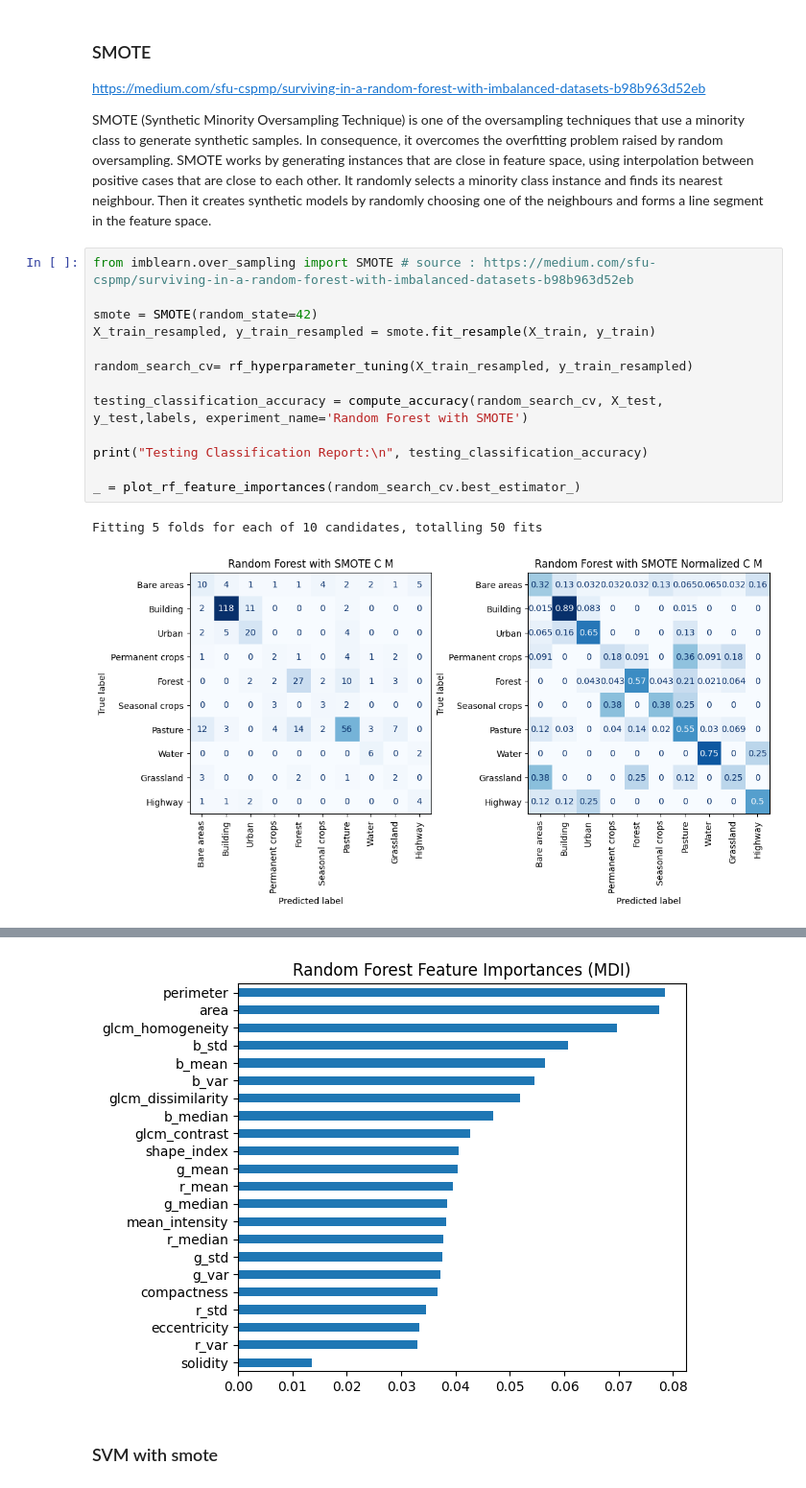
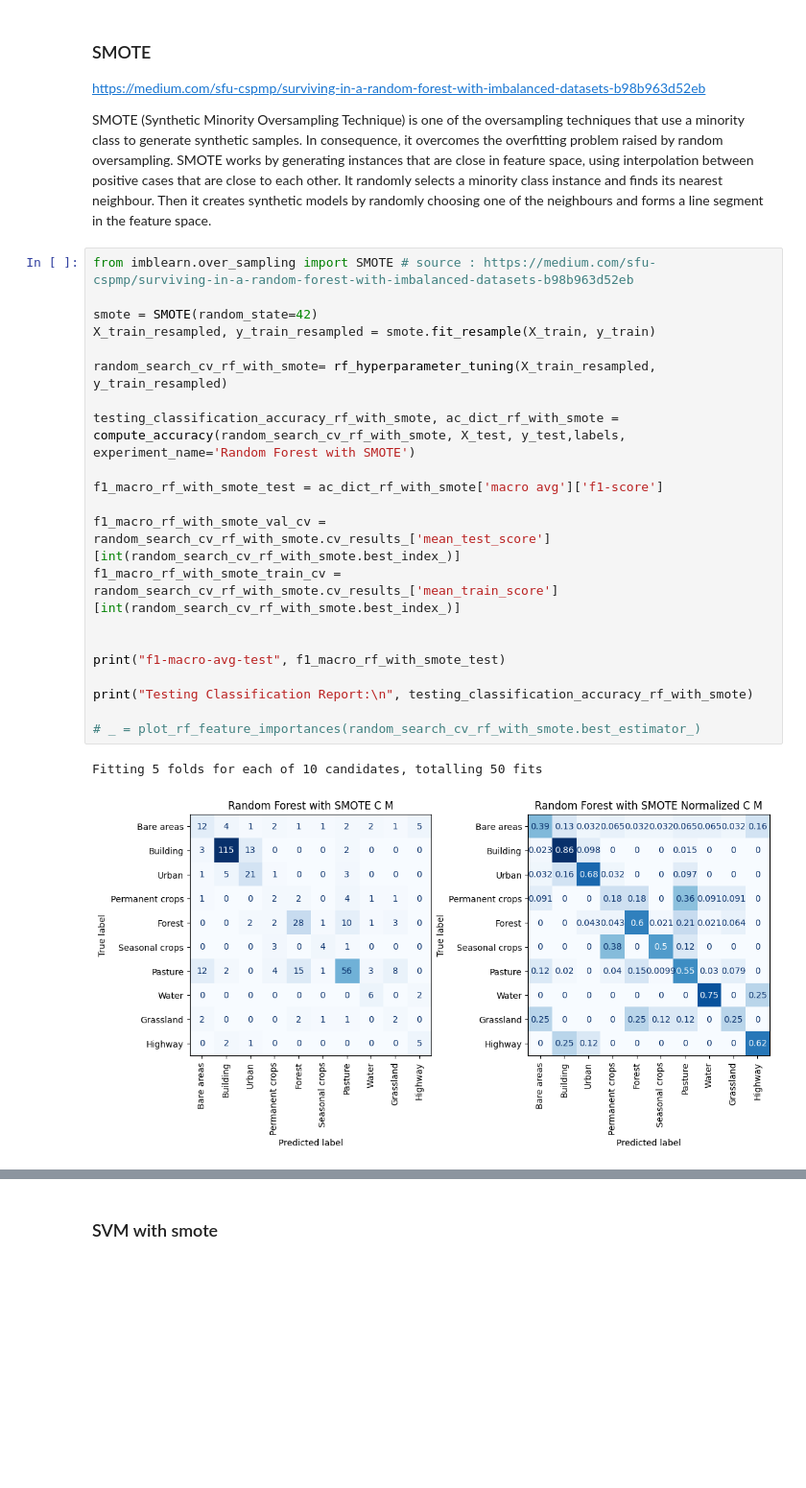
Before and after one commit to kshitijrajsharma/landcoverclassification, a Jupyter notebook: notebooks/train.ipynb, the cells around one changed output, grey strips where cells are left out. Shown at 96% size. Cells and saved outputs as stored; diff of their text form; blank space fills up the shorter version.

```diff
--- a/notebooks/train.ipynb
+++ b/notebooks/train.ipynb
@@ -313,16 +336,24 @@ SMOTE (Synthetic Minority Oversampling Technique) is one of the oversampling tec
 # %%
 from imblearn.over_sampling import SMOTE # source : https://medium.com/sfu-cspmp/surviving-in-a-random-forest-with-imbalanced-datasets-b98b963d52eb
 
 smote = SMOTE(random_state=42)
 X_train_resampled, y_train_resampled = smote.fit_resample(X_train, y_train)
 
-random_search_cv= rf_hyperparameter_tuning(X_train_resampled, y_train_resampled)
+random_search_cv_rf_with_smote= rf_hyperparameter_tuning(X_train_resampled, y_train_resampled)
 
-testing_classification_accuracy = compute_accuracy(random_search_cv, X_test, y_test,labels, experiment_name='Random Forest with SMOTE')
+testing_classification_accuracy_rf_with_smote, ac_dict_rf_with_smote = compute_accuracy(random_search_cv_rf_with_smote, X_test, y_test,labels, experiment_name='Random Forest with SMOTE')
 
-print("Testing Classification Report:\n", testing_classification_accuracy)
+f1_macro_rf_with_smote_test = ac_dict_rf_with_smote['macro avg']['f1-score']
 
-_ = plot_rf_feature_importances(random_search_cv.best_estimator_)
+f1_macro_rf_with_smote_val_cv = random_search_cv_rf_with_smote.cv_results_['mean_test_score'][int(random_search_cv_rf_with_smote.best_index_)]
+f1_macro_rf_with_smote_train_cv = random_search_cv_rf_with_smote.cv_results_['mean_train_score'][int(random_search_cv_rf_with_smote.best_index_)]
+
+
+print("f1-macro-avg-test", f1_macro_rf_with_smote_test)
+
+print("Testing Classification Report:\n", testing_classification_accuracy_rf_with_smote)
+
+# _ = plot_rf_feature_importances(random_search_cv_rf_with_smote.best_estimator_)
 # %% [output]
 Fitting 5 folds for each of 10 candidates, totalling 50 fits
-[figure, old version]
+[figure, new version]
@@ -338,4 +377,3 @@ Testing Classification Report:
-[figure, removed]
 # %% [markdown]
 ### SVM with smote
 # %%
```
Also changed, not shown: parts of 17 cells of this notebook.
